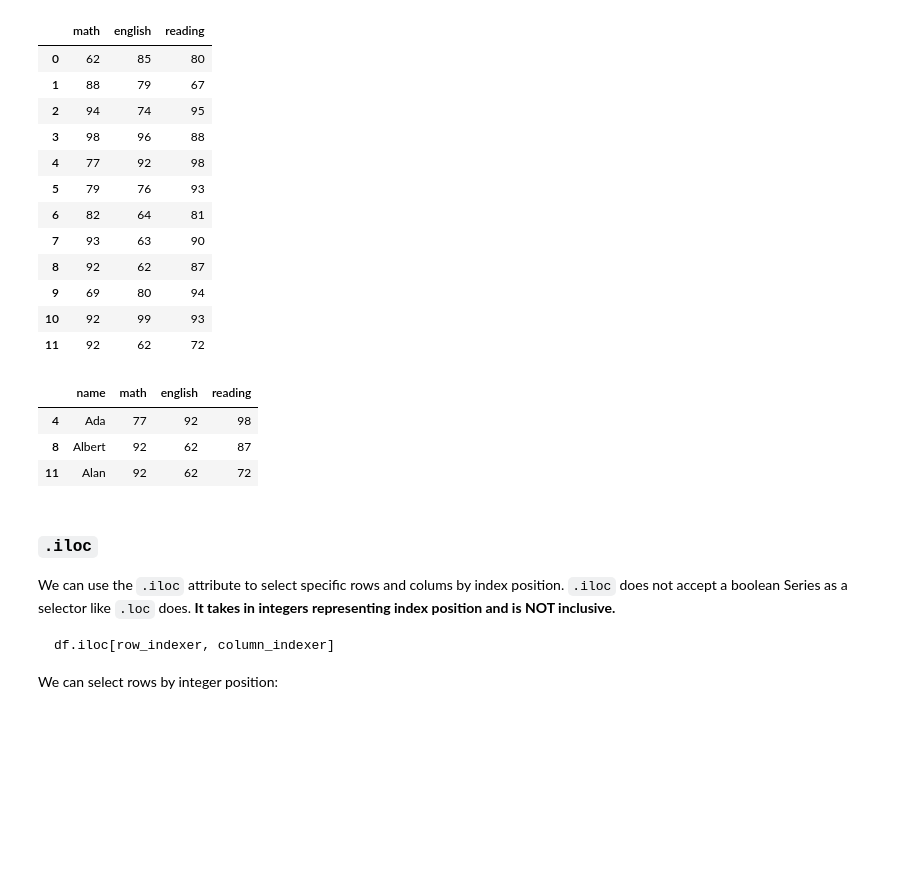
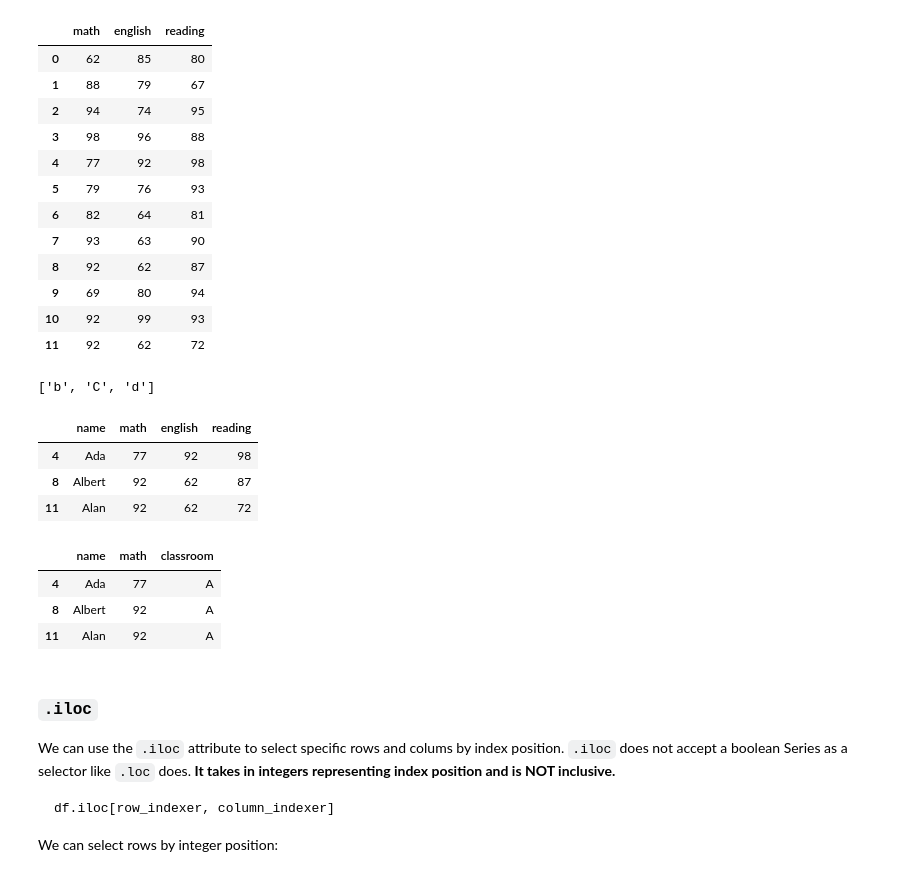
Before and after one commit to CodeupClassroom/germain-numpy-pandas-visualization-exercises, a Jupyter notebook: advanced-dataframes-intro.ipynb, the cells around one changed output. Saved outputs shown, nothing was run; the diff lists cells and outputs as text; code cells hidden in the pictures; blank space fills up the shorter version.

```diff
--- a/advanced-dataframes.ipynb
+++ b/advanced-dataframes-intro.ipynb
@@ -301,5 +306,9 @@ df.loc[:, 'math':'reading']
 | 9 | 69 | 80 | 94 |
 | 10 | 92 | 99 | 93 |
 | 11 | 92 | 62 | 72 |
+# %%
+["a", "b", "C", "d"][1:]
+# %% [output]
+['b', 'C', 'd']
 # %%
 # I can use a boolean Series as a selector with .loc, too, but I can choose rows and columns.
@@ -310,6 +319,15 @@ df.loc[bools, 'name': 'reading']
 | 4 | Ada | 77 | 92 | 98 |
 | 8 | Albert | 92 | 62 | 87 |
 | 11 | Alan | 92 | 62 | 72 |
+# %%
+# Use the double bracket syntax when you have the specific column names of interestr\
+# double bracket syntax returns a copy of a df
+df[["name", "math", "classroom"]][bools]
+# %% [output]
+|  | name | math | classroom |
+| 4 | Ada | 77 | A |
+| 8 | Albert | 92 | A |
+| 11 | Alan | 92 | A |
 # %% [markdown]
 ### `.iloc`
 
```
Also changed, not shown: parts of 37 cells of this notebook.
